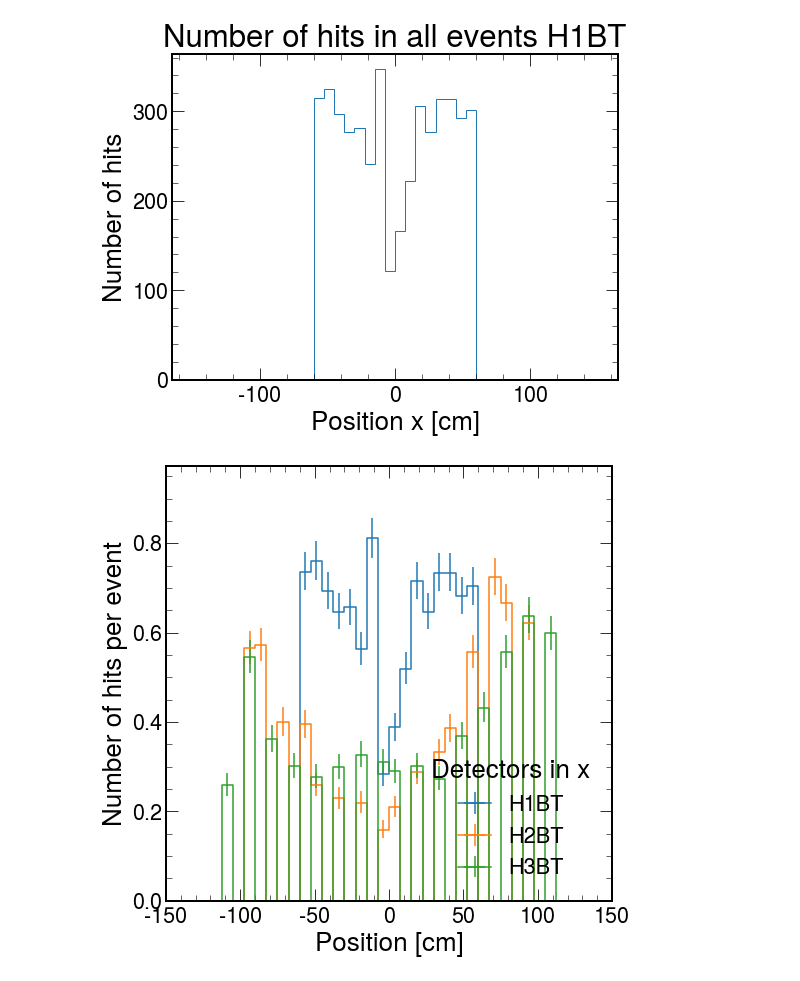
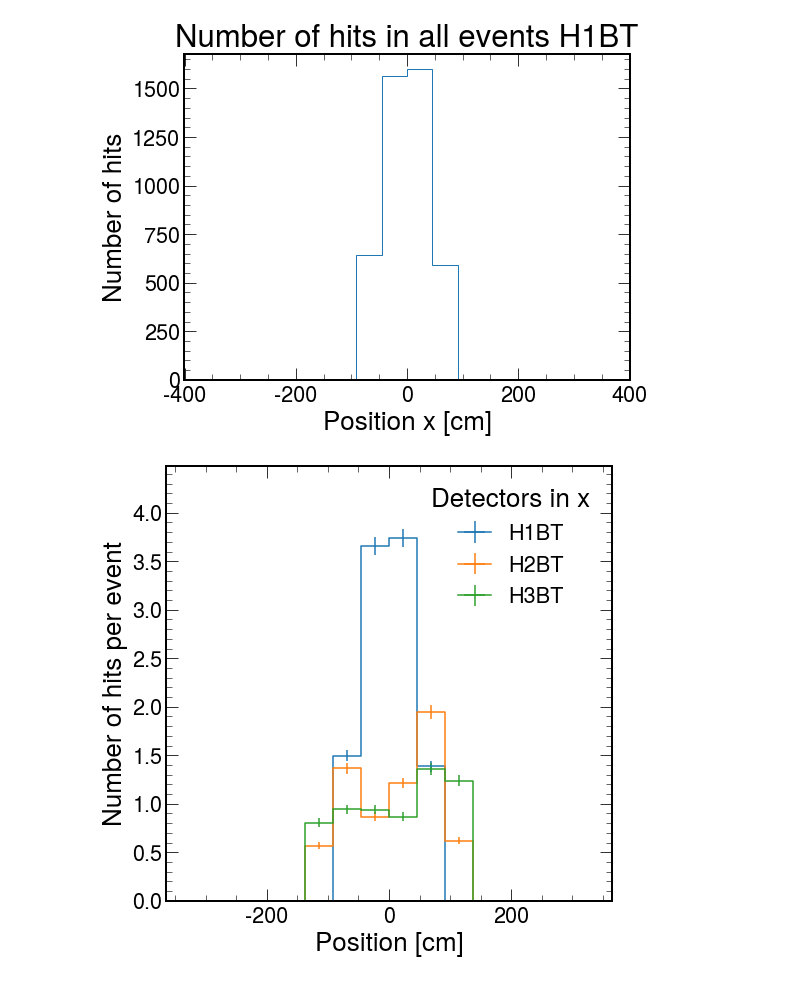
Before and after one commit to DarkQuest-FNAL/DarkQuest, a Jupyter notebook: e1039-analysis/python/tracklet_2017data.ipynb, the cells around one changed output. Cells and saved outputs as stored; diff of their text form; code cells hidden in the pictures.

```diff
--- a/e1039-analysis/python/tracklet_2017data.ipynb
+++ b/e1039-analysis/python/tracklet_2017data.ipynb
@@ -26,6 +26,12 @@ detid_dict = {'BT':{'dir':'x',
                            'H2LR':[35,36],
                            'H1LR':[33,34],
                           }
+                   },
+              'h4':{'dir':'y',
+                    'det':{
+                        'H41LR':[41,42],
+                        'H42LR':[43,44],
+                    }
                    }
              }
 
@@ -71,18 +77,18 @@ nevents = len(ak.flatten(ak.count(maskedhits.pos,axis=-1),0))
 for dets,item in detid_dict.items():
     direction = item['dir']
     detectors = item['det']
-    pos_axis = hist.Bin("pos", "Position [cm]", 40, -150, 150)
+    pos_axis = hist.Bin("pos", "Position [cm]",16, -365,365)
     hpos = hist.Hist("Number of hits per event",hist.Cat("detector", "Detectors in %s"%direction),pos_axis)
     for det in detectors.keys():
         maskedhits_det = maskedhits[detmask[det]]
         numpos = ak.num(maskedhits_det.pos)
 
         fig = plt.figure(figsize=(8,6))
-        plt.hist(ak.flatten(maskedhits_det.pos), bins=40, range=(-150,150), histtype='step', density=False)
+        plt.hist(ak.flatten(maskedhits_det.pos), bins=16, range=(-365,365), histtype='step', density=False)
         plt.ylabel("Number of hits")
         plt.xlabel("Position %s [cm]"%direction)
         plt.title("Number of hits in all events %s"%det)
-        plt.savefig("positionNhits_%s_%s.png"%(direction,det))
+        plt.savefig("plots/positionNhits_%s_%s.png"%(direction,det))
         #plt.show()
 
         #nevents = len(np.array(ak.count(maskedhits_det.pos, axis=0)))
@@ -92,5 +98,5 @@ for dets,item in detid_dict.items():
 
     fig,ax = plt.subplots(1,1, figsize=(8,8))
     hist.plot1d(hpos, overlay='detector',ax=ax);
-    fig.savefig("rate_%s.png"%dets)
+    fig.savefig("plots/rate_%s.png"%dets)
 # %% [output]
@@ -99,2 +105,2 @@ for dets,item in detid_dict.items():
-[figure, old version]
+[figure, new version]
-[figure, old version]
+[figure, new version]
```
Also changed, not shown: parts of 1 cell of this notebook, 2 other files.
